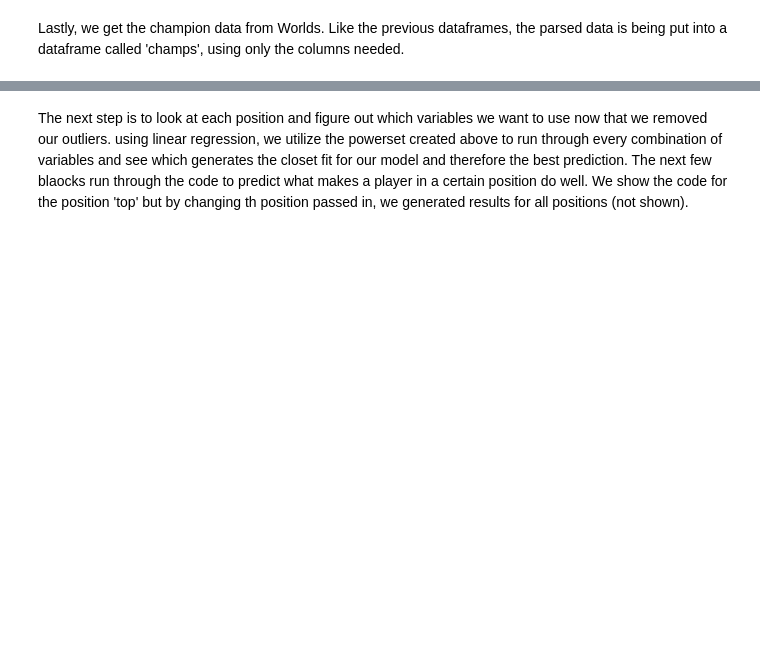
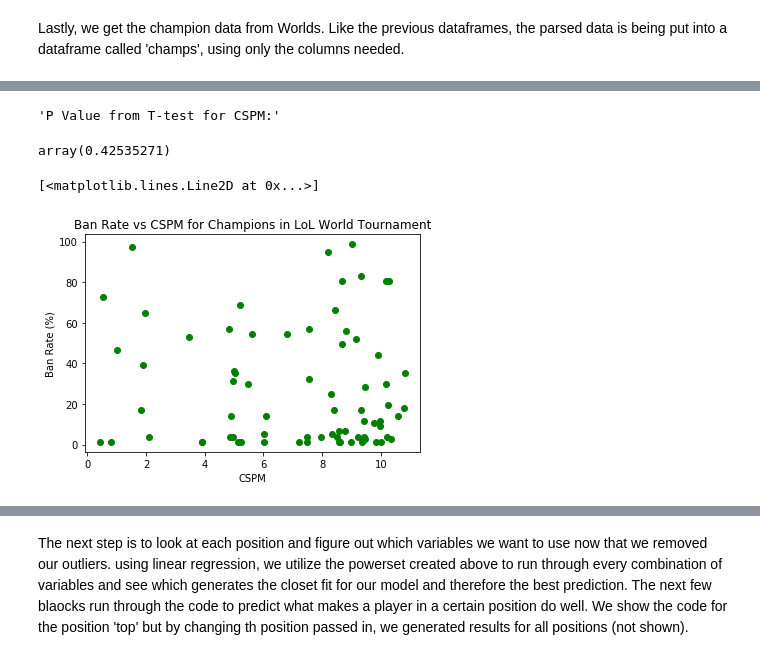
Before and after one commit to dbriggs2/dbriggs2.github.io, a Jupyter notebook: Final.ipynb, the cells around one changed output, grey strips where cells are left out. Cells and saved outputs as stored; diff of their text form; code cells hidden in the pictures; blank space fills up the shorter version.

```diff
--- a/Final.ipynb
+++ b/Final.ipynb
@@ -486,0 +559,13 @@ champs.to_csv("champs.csv")
+# %%
+model = sm.ols(formula='PB ~ CSPM', data = champs).fit()
+display("P Value from T-test for CSPM:",model.t_test('CSPM = 0').pvalue)
+
+plt.title("Ban Rate vs CSPM for Champions in LoL World Tournament")
+plt.xlabel("CSPM")
+plt.ylabel("Ban Rate (%)")
+plt.plot(champs['CSPM'],champs['PB'],'go')
+# %% [output]
+'P Value from T-test for CSPM:'
+array(0.42535271)
+[<matplotlib.lines.Line2D at 0x...>]
+[figure, added]
```
Also changed, not shown: parts of 60 cells of this notebook.
